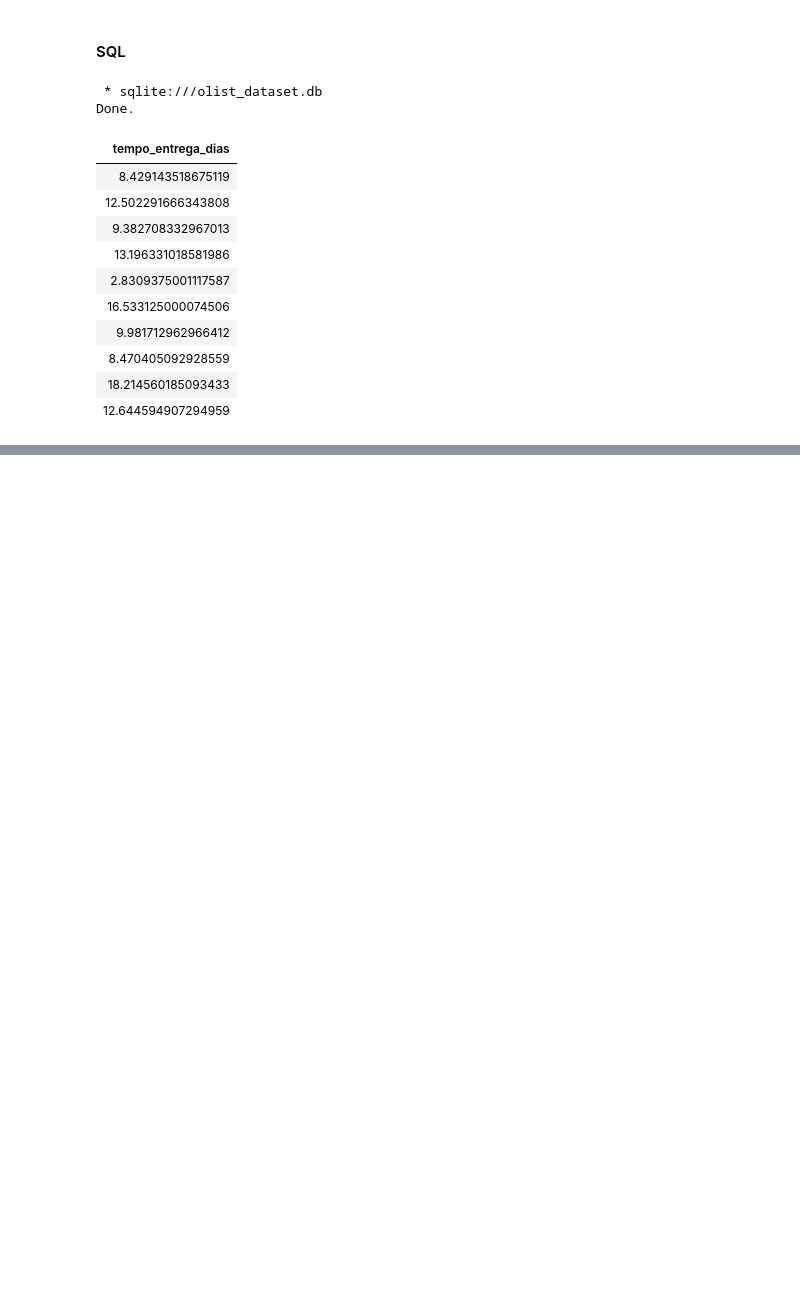
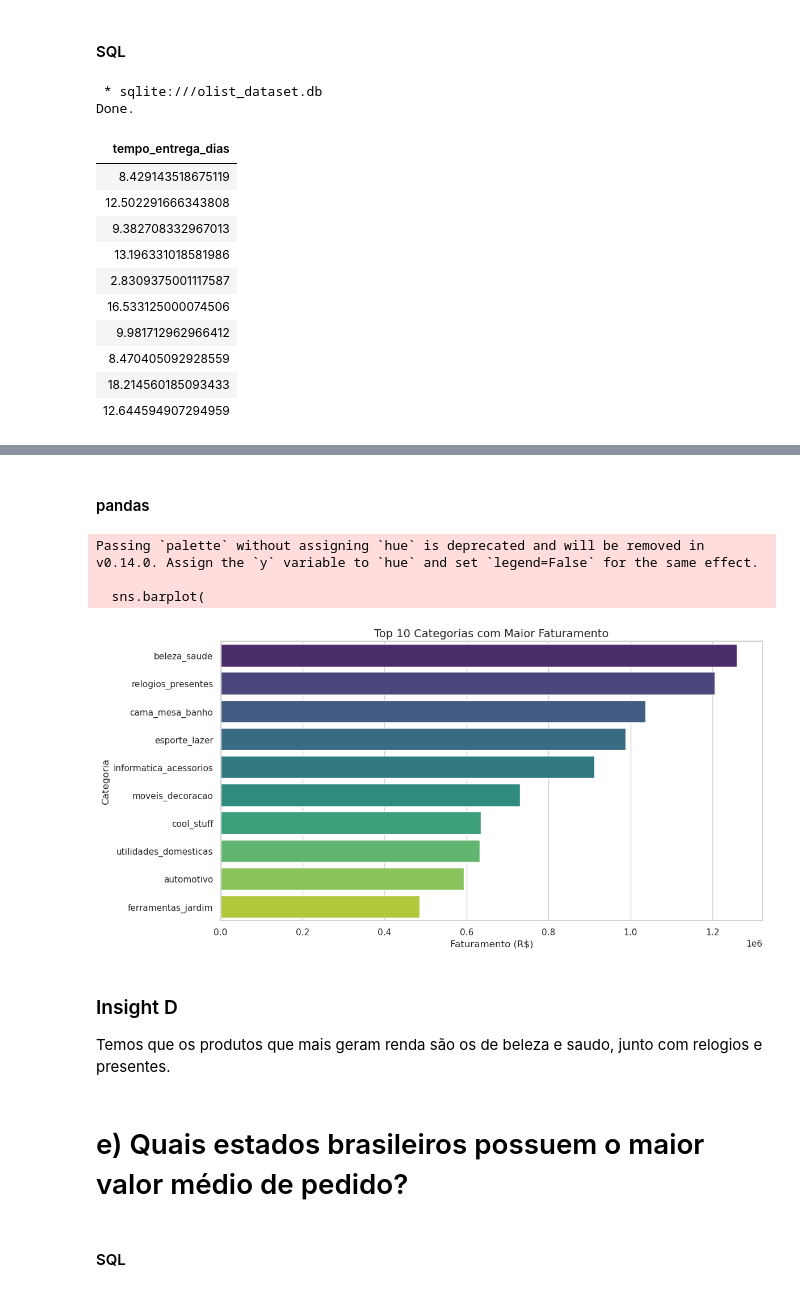
Before and after one commit to zVitor-Emanuel/Olist_Data_Analysis, a Jupyter notebook: case.ipynb, the cells around one changed output, grey strips where cells are left out. Drawn from its saved outputs; the diff is of its cells as text; code cells hidden in the pictures; blank space fills up the shorter version.

```diff
--- a/case.ipynb
+++ b/case.ipynb
@@ -811,0 +1260,52 @@ Done.
+# %% [markdown]
+#### pandas
+# %%
+
+# Acessar os DataFrames
+items = dataframes['olist_order_items_dataset']
+products = dataframes['olist_products_dataset']
+
+# Merge (left join)
+merged = items.merge(products, on='product_id', how='left')
+
+# Agrupar por categoria e somar o faturamento
+faturamento_por_categoria = (
+    merged.groupby('product_category_name')['price']
+    .sum()
+    .round(2)
+    .sort_values(ascending=False)
+    .head(10)
+    .reset_index()
+    .rename(columns={'product_category_name': 'categoria', 'price': 'faturamento'})
+)
+# %%
+# Ajustar o estilo
+sns.set(style="whitegrid")
+
+# Plotar o gráfico
+plt.figure(figsize=(12, 6))
+sns.barplot(
+    data=faturamento_por_categoria,
+    x='faturamento',
+    y='categoria',
+    palette='viridis'
+)
+
+plt.title('Top 10 Categorias com Maior Faturamento', fontsize=14)
+plt.xlabel('Faturamento (R$)', fontsize=12)
+plt.ylabel('Categoria', fontsize=12)
+plt.tight_layout()
+plt.show()
+# %% [output]
+Passing `palette` without assigning `hue` is deprecated and will be removed in v0.14.0. Assign the `y` variable to `hue` and set `legend=False` for the same effect.
+
+  sns.barplot(
+[figure, added]
+# %% [markdown]
+### Insight D
+
+Temos que os produtos que mais geram renda são os de beleza e saudo, junto com relogios e presentes.
+# %% [markdown]
+# e) Quais estados brasileiros possuem o maior valor médio de pedido?
+# %% [markdown]
+#### SQL
```
Also changed, not shown: parts of 26 cells of this notebook, 1 other file.
